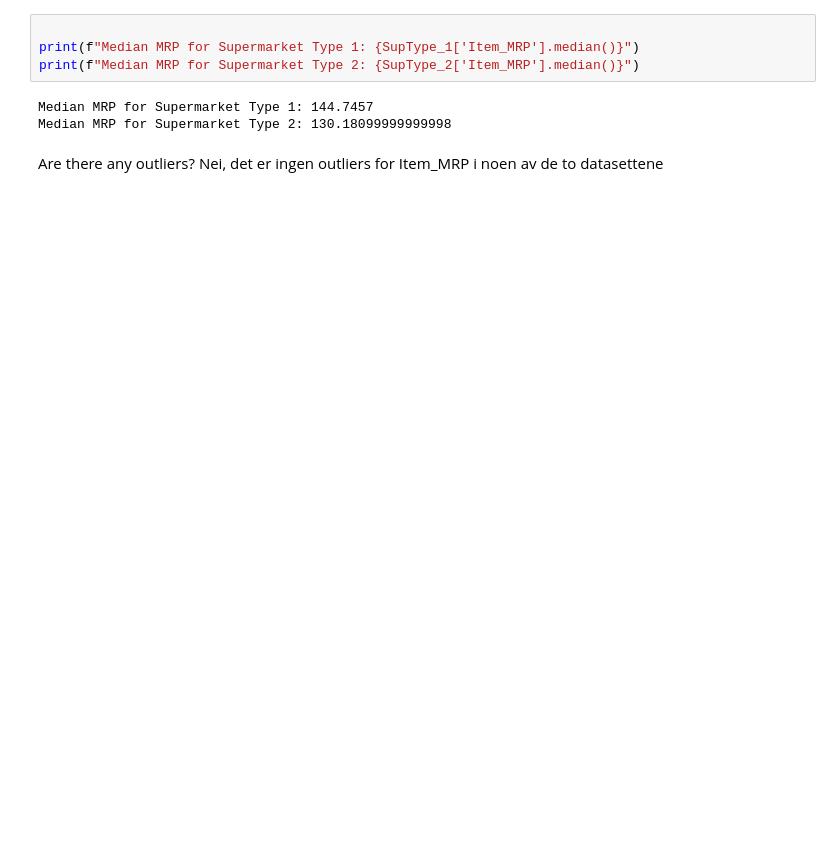
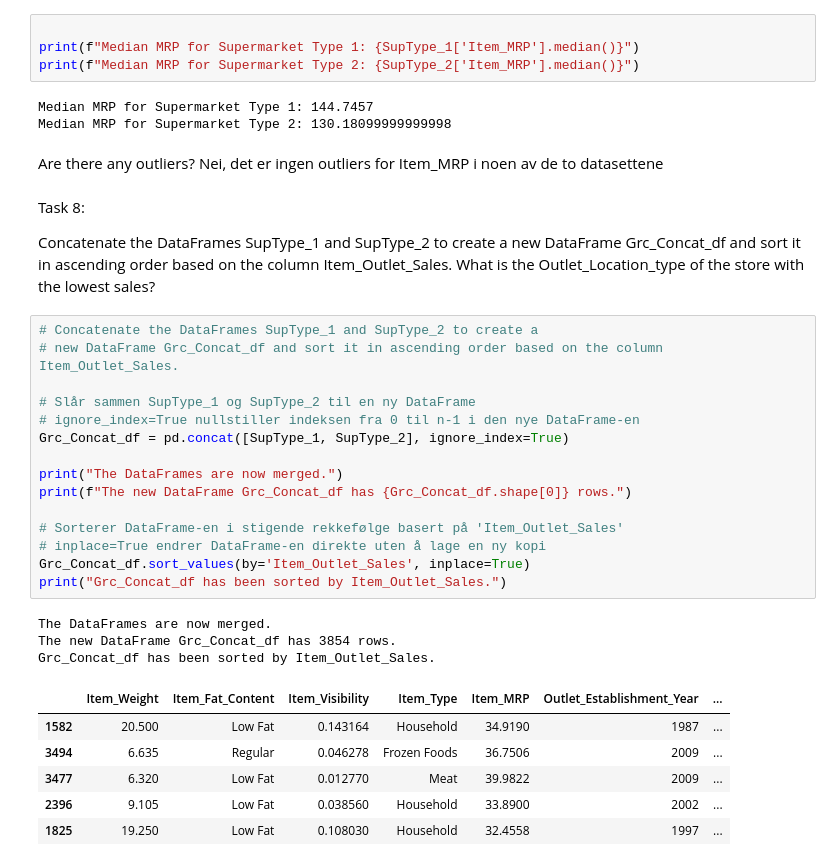
Before and after one commit to Zain004/dataanalyse-oblig1, a Jupyter notebook: obligatorisk_oppgave_1.ipynb, the cells around one changed output. Cells and saved outputs as stored; diff of their text form; blank space fills up the shorter version.

```diff
--- a/obligatorisk_oppgave_1.ipynb
+++ b/obligatorisk_oppgave_1.ipynb
@@ -375,3 +375,33 @@ Median MRP for Supermarket Type 2: 130.18099999999998
 
 Are there any outliers?
 Nei, det er ingen outliers for Item_MRP i noen av de to datasettene
+# %% [markdown]
+Task 8:
+
+Concatenate the DataFrames SupType_1 and SupType_2 to create a new DataFrame Grc_Concat_df and sort it in ascending order based on the column Item_Outlet_Sales.
+What is the Outlet_Location_type of the store with the lowest sales?
+# %%
+# Concatenate the DataFrames SupType_1 and SupType_2 to create a
+# new DataFrame Grc_Concat_df and sort it in ascending order based on the column Item_Outlet_Sales.
+
+# Slår sammen SupType_1 og SupType_2 til en ny DataFrame
+# ignore_index=True nullstiller indeksen fra 0 til n-1 i den nye DataFrame-en
+Grc_Concat_df = pd.concat([SupType_1, SupType_2], ignore_index=True)
+
+print("The DataFrames are now merged.")
+print(f"The new DataFrame Grc_Concat_df has {Grc_Concat_df.shape[0]} rows.")
+
+# Sorterer DataFrame-en i stigende rekkefølge basert på 'Item_Outlet_Sales'
+# inplace=True endrer DataFrame-en direkte uten å lage en ny kopi
+Grc_Concat_df.sort_values(by='Item_Outlet_Sales', inplace=True)
+print("Grc_Concat_df has been sorted by Item_Outlet_Sales.")
+# %% [output]
+The DataFrames are now merged.
+The new DataFrame Grc_Concat_df has 3854 rows.
+Grc_Concat_df has been sorted by Item_Outlet_Sales.
+|  | Item_Weight | Item_Fat_Content | Item_Visibility | Item_Type | Item_MRP | Outlet_Establishment_Year | ... |
+| 1582 | 20.500 | Low Fat | 0.143164 | Household | 34.9190 | 1987 | ... |
+| 3494 | 6.635 | Regular | 0.046278 | Frozen Foods | 36.7506 | 2009 | ... |
+| 3477 | 6.320 | Low Fat | 0.012770 | Meat | 39.9822 | 2009 | ... |
+| 2396 | 9.105 | Low Fat | 0.038560 | Household | 33.8900 | 2002 | ... |
+| 1825 | 19.250 | Low Fat | 0.108030 | Household | 32.4558 | 1997 | ... |
```
Also changed, not shown: parts of 2 cells of this notebook.
